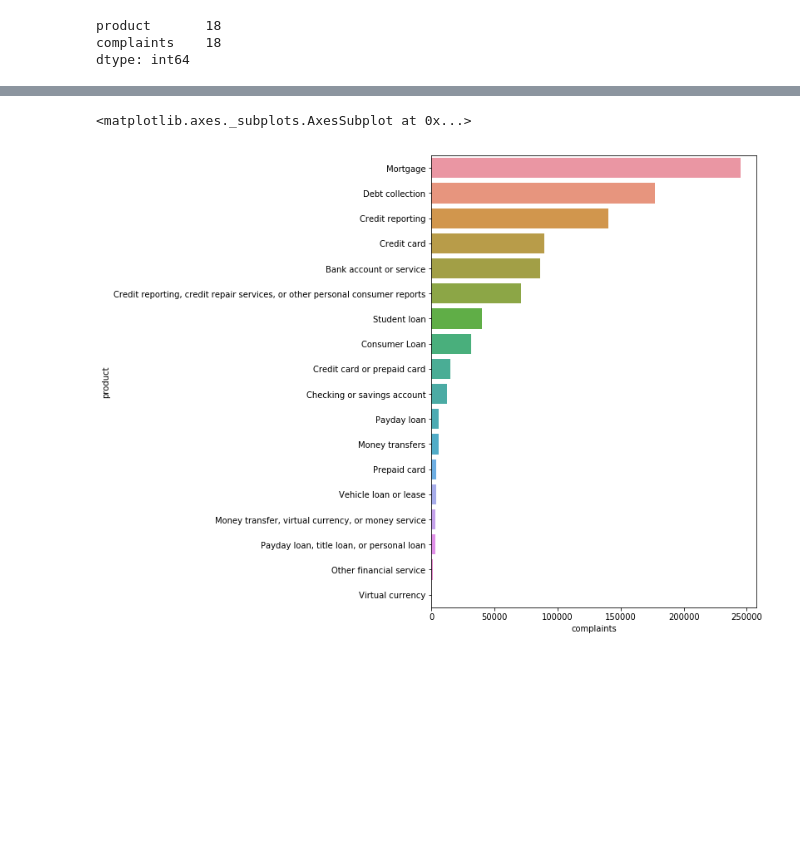
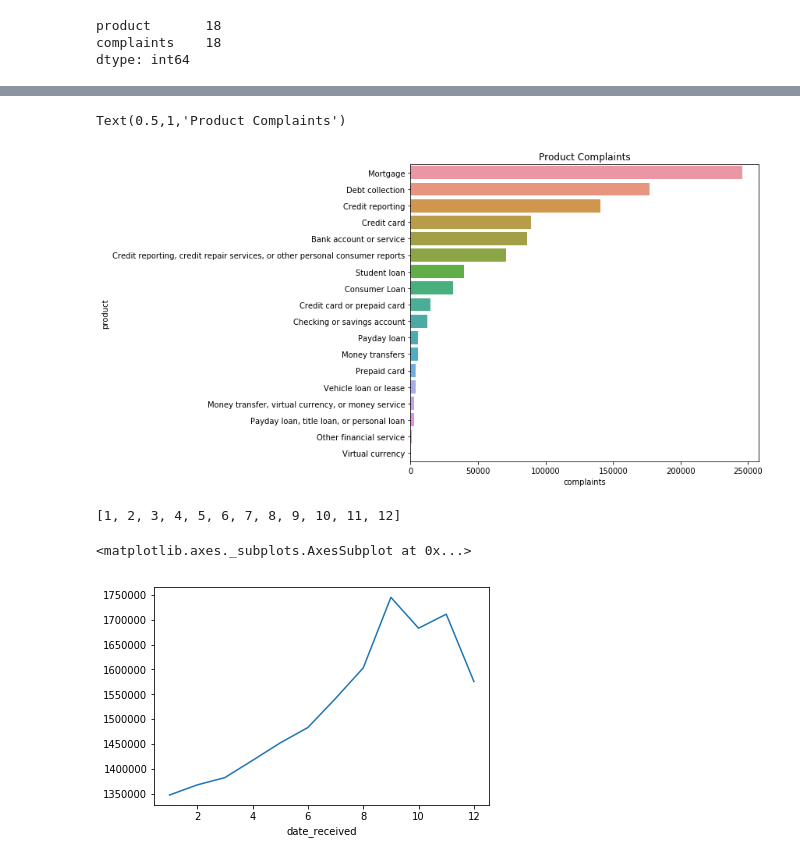
Before and after one commit to Halvinn/cfpb_complaints, a Jupyter notebook: cfpb_complaints.ipynb, the cells around one changed output, grey strips where cells are left out. Saved outputs shown, nothing was run; the diff lists cells and outputs as text; code cells hidden in the pictures; blank space fills up the shorter version.

Commit message:
DateTimeIndex and grouping.

```diff
--- a/cfpb_complaints.ipynb
+++ b/cfpb_complaints.ipynb
@@ -53,3 +33,13 @@ complaints_df = pd.read_csv('Consumer_Complaints.csv', index_col=0, parse_dates=
+# %%
+#Rename column and index names.
+col_names = ['Product', 'sub_product', 'issue', 'sub_issue',
+       'consumer_complaint_narrative', 'company_public_response', 'company',
+       'state', 'zip', 'tags', 'consumer_consent_provided?',
+       'submitted_via', 'date_sent_to_company', 'company_response_to_consumer',
+       'timely_response?', 'consumer_disputed?', 'complaint_ID']
+
+complaints_df.columns = col_names
+complaints_df.index.name = 'date_received'
 # %%
 complaints_df.info()
 # %% [output]
@@ -149,6 +109,7 @@ complaints_df.Product.isnull().sum()
 # %%
-plt.figure(figsize=(7, 10))
+plt.figure(figsize=(8, 7))
 sns.barplot(x='complaints', y='product', data=products)
+plt.title('Product Complaints')
 # %% [output]
-<matplotlib.axes._subplots.AxesSubplot at 0x...>
+Text(0.5,1,'Product Complaints')
-[figure, old version]
+[figure, new version]
@@ -156,0 +116,4 @@ mortgages = complaints_df[complaints_df.Product == 'Mortgage']
+# %%
+list(set(complaints_df.index.month))
+# %% [output]
+[1, 2, 3, 4, 5, 6, 7, 8, 9, 10, 11, 12]
@@ -156,0 +124,5 @@ mortgages = complaints_df[complaints_df.Product == 'Mortgage']
+# %%
+complaints_df.groupby(complaints_df.index.month)['complaint_ID'].mean().astype('int').plot()
+# %% [output]
+<matplotlib.axes._subplots.AxesSubplot at 0x...>
+[figure, added]
```
Also changed, not shown: parts of 13 cells of this notebook.
